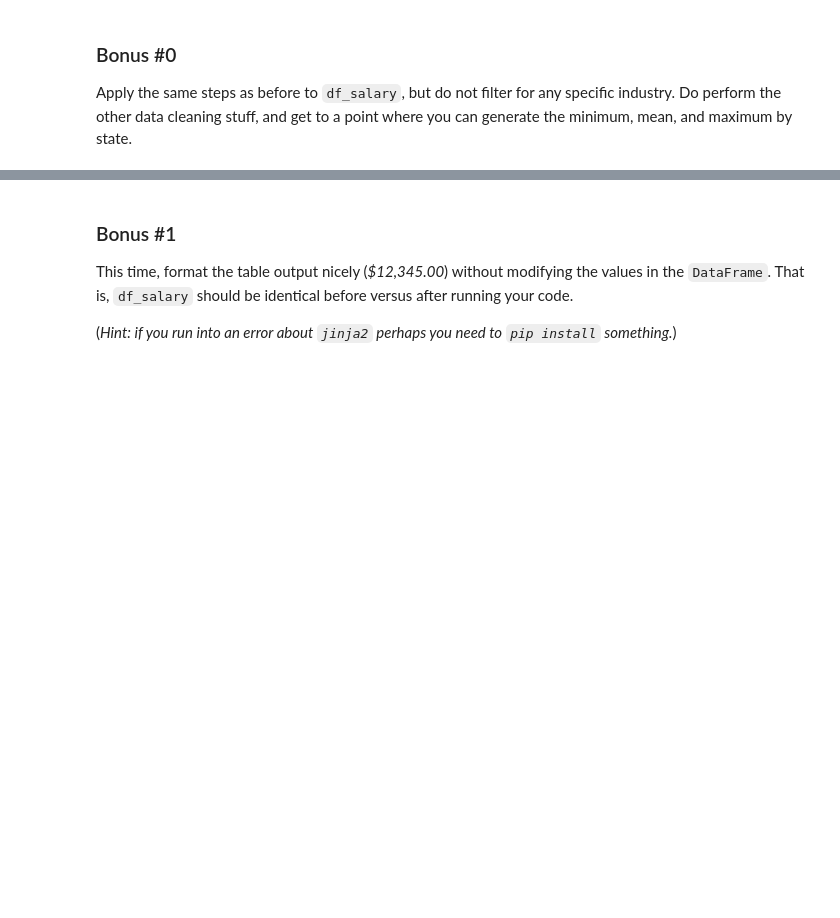
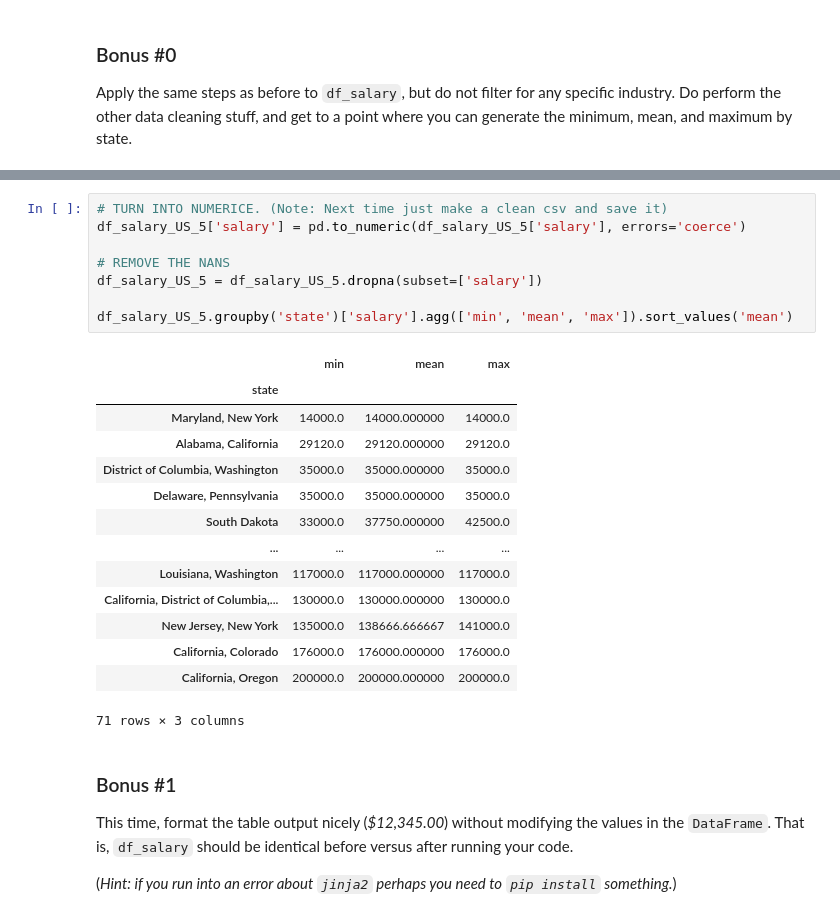
Before and after one commit to Gregory204/my-fork-gg-2024, a Jupyter notebook: Week-02-DS-Overview-and-Data/Exercise-gg-2.ipynb, the cells around one changed output, grey strips where cells are left out. Drawn from its saved outputs; the diff is of its cells as text; blank space fills up the shorter version.

```diff
--- a/Week-02-DS-Overview-and-Data/Exercise-gg-2.ipynb
+++ b/Week-02-DS-Overview-and-Data/Exercise-gg-2.ipynb
@@ -441,3 +460,26 @@ print(df_salary_US_5['country'].nunique())
+# %%
+# TURN INTO NUMERICE. (Note: Next time just make a clean csv and save it)
+df_salary_US_5['salary'] = pd.to_numeric(df_salary_US_5['salary'], errors='coerce')
+
+# REMOVE THE NANS
+df_salary_US_5 = df_salary_US_5.dropna(subset=['salary'])
+
+df_salary_US_5.groupby('state')['salary'].agg(['min', 'mean', 'max']).sort_values('mean')
+# %% [output]
+|  | min | mean | max |
+| state |  |  |  |
+| Maryland, New York | 14000.0 | 14000.000000 | 14000.0 |
+| Alabama, California | 29120.0 | 29120.000000 | 29120.0 |
+| District of Columbia, Washington | 35000.0 | 35000.000000 | 35000.0 |
+| Delaware, Pennsylvania | 35000.0 | 35000.000000 | 35000.0 |
+| South Dakota | 33000.0 | 37750.000000 | 42500.0 |
+| ... | ... | ... | ... |
+| Louisiana, Washington | 117000.0 | 117000.000000 | 117000.0 |
+| California, District of Columbia,... | 130000.0 | 130000.000000 | 130000.0 |
+| New Jersey, New York | 135000.0 | 138666.666667 | 141000.0 |
+| California, Colorado | 176000.0 | 176000.000000 | 176000.0 |
+| California, Oregon | 200000.0 | 200000.000000 | 200000.0 |
+71 rows × 3 columns
 # %% [markdown]
 ### Bonus #1
 
```
Also changed, not shown: parts of 6 cells of this notebook.
